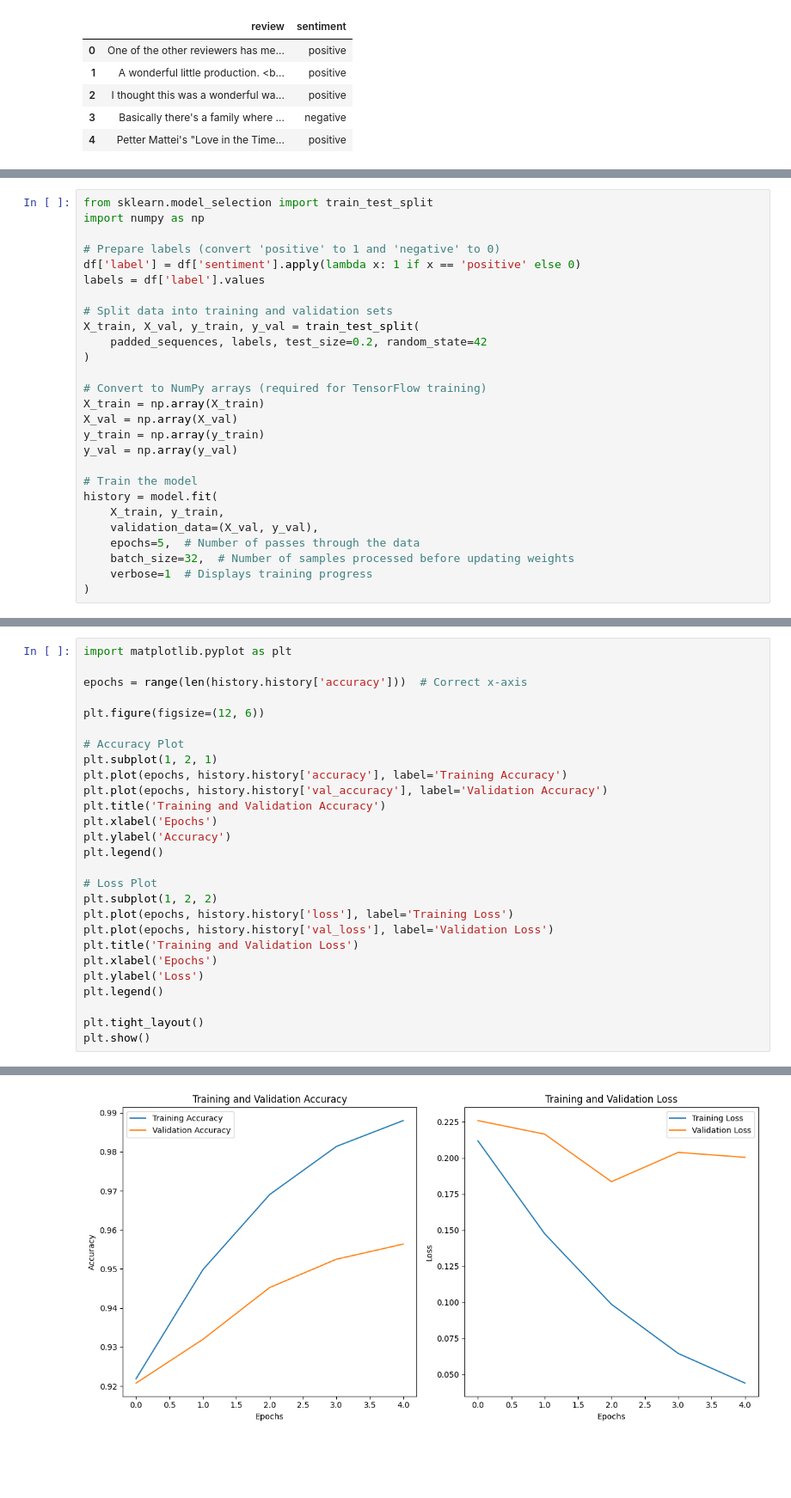
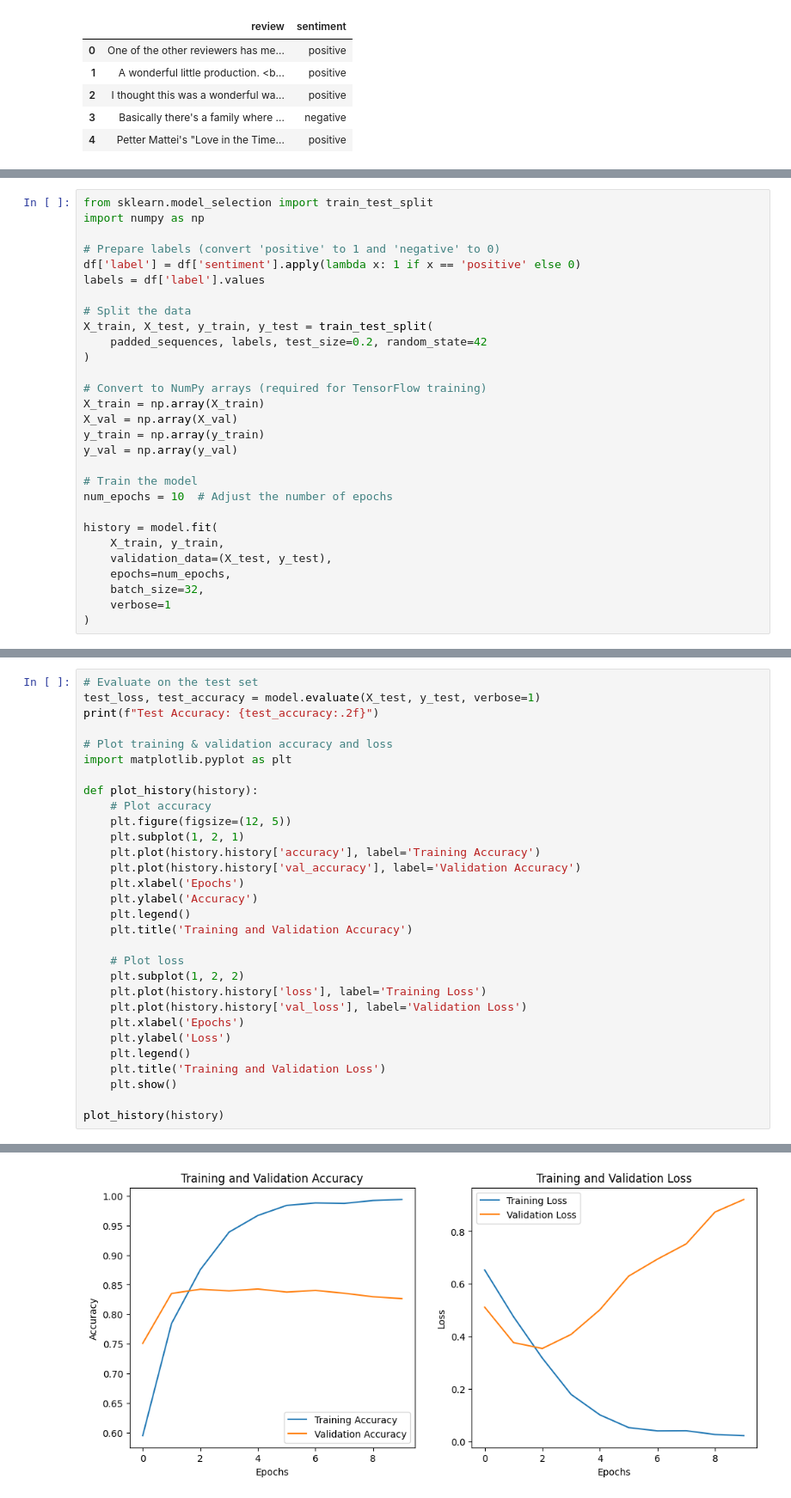
Before and after one commit to dvfn19/Sentiment-Analysis, a Jupyter notebook: Untitled0.ipynb, the cells around one changed output, grey strips where cells are left out. Shown at 86% size. Drawn from its saved outputs; the diff is of its cells as text; blank space fills up the shorter version.

```diff
--- a/Untitled0.ipynb
+++ b/Untitled0.ipynb
@@ -192,8 +193,8 @@ import numpy as np
 df['label'] = df['sentiment'].apply(lambda x: 1 if x == 'positive' else 0)
 labels = df['label'].values
 
-# Split data into training and validation sets
-X_train, X_val, y_train, y_val = train_test_split(
+# Split the data
+X_train, X_test, y_train, y_test = train_test_split(
     padded_sequences, labels, test_size=0.2, random_state=42
 )
 
@@ -204,11 +205,13 @@ y_train = np.array(y_train)
 y_val = np.array(y_val)
 
 # Train the model
+num_epochs = 10  # Adjust the number of epochs
+
 history = model.fit(
     X_train, y_train,
-    validation_data=(X_val, y_val),
-    epochs=5,  # Number of passes through the data
-    batch_size=32,  # Number of samples processed before updating weights
-    verbose=1  # Displays training progress
+    validation_data=(X_test, y_test),
+    epochs=num_epochs,
+    batch_size=32,
+    verbose=1
 )
 # %% [output]
@@ -235,28 +238,31 @@ Validation Accuracy: 0.9564
 # %%
+# Evaluate on the test set
+test_loss, test_accuracy = model.evaluate(X_test, y_test, verbose=1)
+print(f"Test Accuracy: {test_accuracy:.2f}")
+
+# Plot training & validation accuracy and loss
 import matplotlib.pyplot as plt
 
-epochs = range(len(history.history['accuracy']))  # Correct x-axis
+def plot_history(history):
+    # Plot accuracy
+    plt.figure(figsize=(12, 5))
+    plt.subplot(1, 2, 1)
+    plt.plot(history.history['accuracy'], label='Training Accuracy')
+    plt.plot(history.history['val_accuracy'], label='Validation Accuracy')
+    plt.xlabel('Epochs')
+    plt.ylabel('Accuracy')
+    plt.legend()
+    plt.title('Training and Validation Accuracy')
 
-plt.figure(figsize=(12, 6))
+    # Plot loss
+    plt.subplot(1, 2, 2)
+    plt.plot(history.history['loss'], label='Training Loss')
+    plt.plot(history.history['val_loss'], label='Validation Loss')
+    plt.xlabel('Epochs')
+    plt.ylabel('Loss')
+    plt.legend()
+    plt.title('Training and Validation Loss')
+    plt.show()
 
-# Accuracy Plot
-plt.subplot(1, 2, 1)
-plt.plot(epochs, history.history['accuracy'], label='Training Accuracy')
-plt.plot(epochs, history.history['val_accuracy'], label='Validation Accuracy')
-plt.title('Training and Validation Accuracy')
-plt.xlabel('Epochs')
-plt.ylabel('Accuracy')
-plt.legend()
-
-# Loss Plot
-plt.subplot(1, 2, 2)
-plt.plot(epochs, history.history['loss'], label='Training Loss')
-plt.plot(epochs, history.history['val_loss'], label='Validation Loss')
-plt.title('Training and Validation Loss')
-plt.xlabel('Epochs')
-plt.ylabel('Loss')
-plt.legend()
-
-plt.tight_layout()
-plt.show()
+plot_history(history)
 # %% [output]
@@ -263 +271 @@ plt.show()
-[figure, old version]
+[figure, new version]
```
Also changed, not shown: parts of 7 cells of this notebook.
